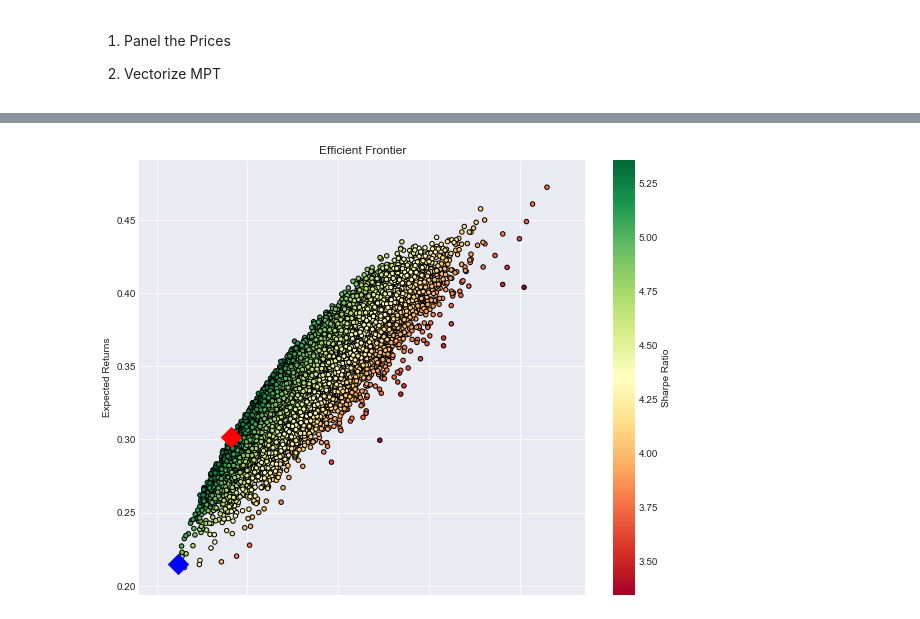
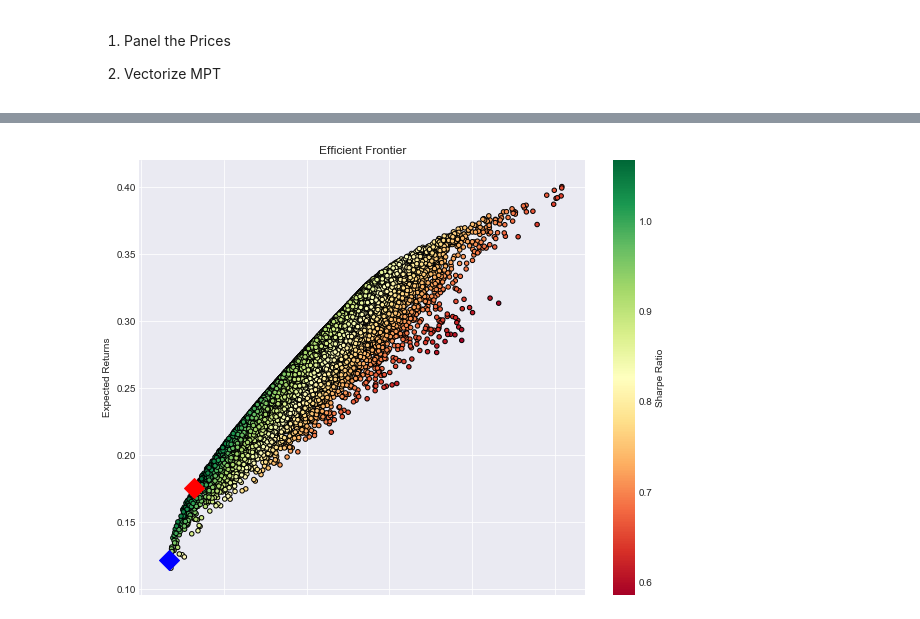
Before and after one commit to LinuxIsCool/TGBN, a Jupyter notebook: Presentation/Presentation.ipynb, the cells around one changed output, grey strips where cells are left out. Drawn from its saved outputs; the diff is of its cells as text; code cells hidden in the pictures.

```diff
--- a/Presentation/Presentation.ipynb
+++ b/Presentation/Presentation.ipynb
@@ -242,4 +171,12 @@ performance.sort_values('Annual Return',ascending=False)
+# %%
+selected = ['BTC','LTC','ETH','SP500']
 # %%
+comp = data[selected]
+daily_returns = comp.pct_change()[1:]
+performance = pd.DataFrame()
+performance['Annual Return'] = daily_returns.mean()*365
+performance['Volatility'] = daily_returns.std(ddof=1)
+
 corr = daily_returns.corr()
 cov  = daily_returns.cov()
 xticks = list(zip(np.linspace(-0.45,0.45, len(corr.columns)), corr.columns))
@@ -251,7 +188,7 @@ hv.Image(corr.values)
 # %% [output]
 [interactive output not drawn]
 # %%
-selected = params['symbols']
+import matplotlib.pyplot as plt
 
 # get daily and covariance of returns of the stock
 cov_daily = daily_returns.cov()
@@ -294,34 +231,34 @@ for counter,symbol in enumerate(selected):
     portfolio[symbol+' Weight'] = [Weight[counter] for Weight in stock_weights]
 
 # make a nice dataframe of the extended dictionary
 df = pd.DataFrame(portfolio)
 
 # get better labels for desired arrangement of columns
 column_order = ['Returns', 'Volatility', 'Sharpe Ratio'] + [stock+' Weight' for stock in selected]
 
 # reorder dataframe columns
 df = df[column_order]
 
 # find min Volatility & max sharpe values in the dataframe (df)
 min_volatility = df['Volatility'].min()
 max_sharpe = df['Sharpe Ratio'].max()
 
 # use the min, max values to locate and create the two special portfolios
 sharpe_portfolio = df.loc[df['Sharpe Ratio'] == max_sharpe]
 min_variance_port = df.loc[df['Volatility'] == min_volatility]
 
 # plot frontier, max sharpe & min Volatility values with a scatterplot
 plt.style.use('seaborn-dark')
 df.plot.scatter(x='Volatility', y='Returns', c='Sharpe Ratio',
                 cmap='RdYlGn', edgecolors='black', figsize=(10, 8), grid=True)
 plt.scatter(x=sharpe_portfolio['Volatility'], y=sharpe_portfolio['Returns'], c='red', marker='D', s=200)
 plt.scatter(x=min_variance_port['Volatility'], y=min_variance_port['Returns'], c='blue', marker='D', s=200 )
 plt.xlabel('Volatility (Std. Deviation)')
 plt.ylabel('Expected Returns')
 plt.title('Efficient Frontier')
 plt.show()
 # %% [output]
-[figure, old version]
+[figure, new version]
 # %%
 sp = sharpe_portfolio.drop(['Returns','Volatility','Sharpe Ratio'],axis=1)
 mvp = min_variance_port.drop(['Returns','Volatility','Sharpe Ratio'],axis=1)
```
Also changed, not shown: parts of 5 cells of this notebook.
